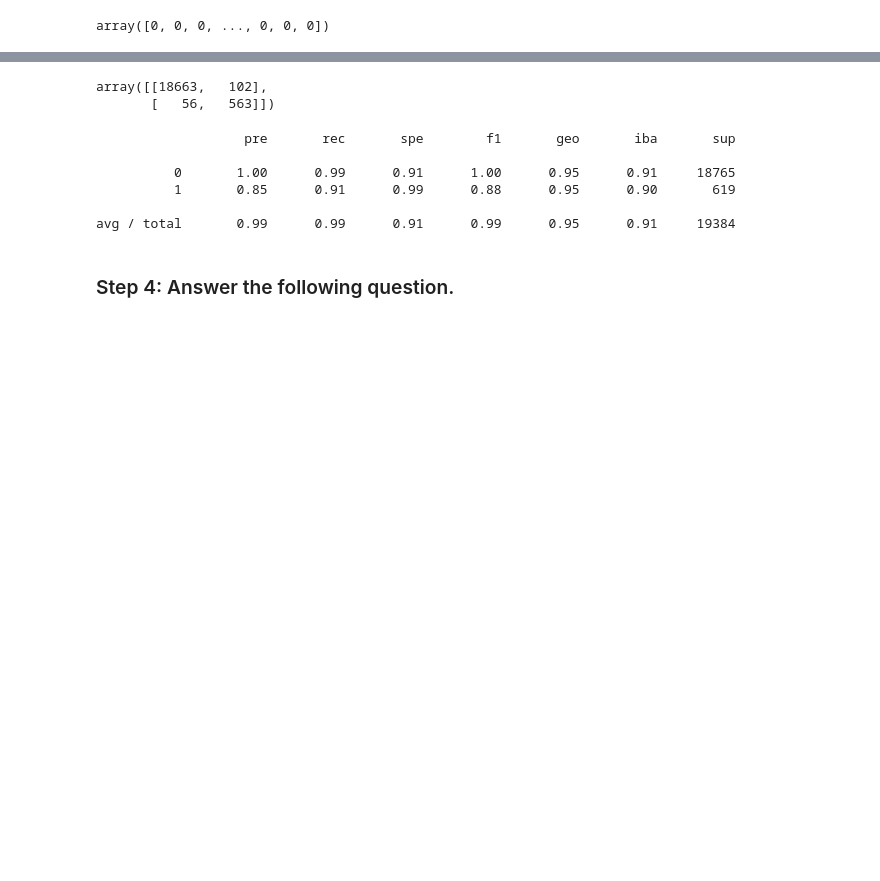
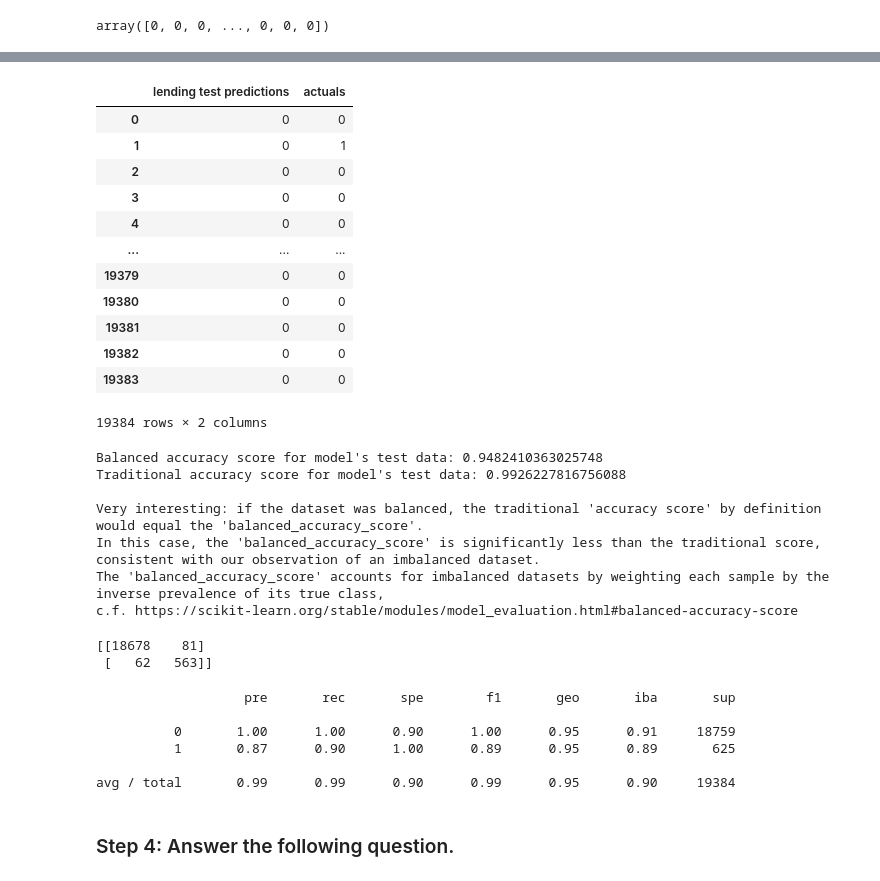
Before and after one commit to boz-tcm/supervised-learning-challenge, a Jupyter notebook: credit_risk_resampling.ipynb, the cells around one changed output, grey strips where cells are left out. Cells and saved outputs as stored; diff of their text form; code cells hidden in the pictures; blank space fills up the shorter version.

```diff
--- a/credit_risk_resampling.ipynb
+++ b/credit_risk_resampling.ipynb
@@ -275,19 +271,59 @@ array([0, 0, 0, ..., 0, 0, 0])
+# %%
+# Create a DataFrame for the test results and inspect prediction of loan defaults versus actual defaults (default==1)
+lending_test_results_df = pd.DataFrame({'lending test predictions': lending_test_predictions, 'actuals': y_test}).reset_index(drop=True)
+display(lending_test_results_df)
+
+# Print the 'balanced_accuracy_score' for the model's test data
+lending_test_data_balanced_accuracy_score = balanced_accuracy_score(y_test, lending_test_predictions)
+print(f"Balanced accuracy score for model's test data: {lending_test_data_balanced_accuracy_score}")
+
+# Print the traditional 'accuracy_score' for the model's test data for comparison to the 'balanced_accuracy_score version'
+lending_test_data_accuracy_score = accuracy_score(y_test, lending_test_predictions)
+print(f"Traditional accuracy score for model's test data: {lending_test_data_accuracy_score}")
+
+print("\nVery interesting: if the dataset was balanced, the traditional 'accuracy score' by definition would equal the 'balanced_accuracy_score'.  \n\
+In this case, the 'balanced_accuracy_score' is significantly less than the traditional score, consistent with our observation of an imbalanced dataset.  \n\
+The 'balanced_accuracy_score' accounts for imbalanced datasets by weighting each sample by the inverse prevalence of its true class,  \n\
+c.f. https://scikit-learn.org/stable/modules/model_evaluation.html#balanced-accuracy-score")
+# %% [output]
+|  | lending test predictions | actuals |
+| 0 | 0 | 0 |
+| 1 | 0 | 1 |
+| 2 | 0 | 0 |
+| 3 | 0 | 0 |
+| 4 | 0 | 0 |
+| ... | ... | ... |
+| 19379 | 0 | 0 |
+| 19380 | 0 | 0 |
+| 19381 | 0 | 0 |
+| 19382 | 0 | 0 |
+| 19383 | 0 | 0 |
+19384 rows × 2 columns
+Balanced accuracy score for model's test data: 0.9482410363025748
+Traditional accuracy score for model's test data: 0.9926227816756088
+
+Very interesting: if the dataset was balanced, the traditional 'accuracy score' by definition would equal the 'balanced_accuracy_score'.
+In this case, the 'balanced_accuracy_score' is significantly less than the traditional score, consistent with our observation of an imbalanced dataset.
+The 'balanced_accuracy_score' accounts for imbalanced datasets by weighting each sample by the inverse prevalence of its true class,
+c.f. https://scikit-learn.org/stable/modules/model_evaluation.html#balanced-accuracy-score
 # %%
 # Generate a confusion matrix for the model
-# YOUR CODE HERE!
+lending_test_data_confusion_matrix = confusion_matrix(y_test, lending_test_predictions)
+print(lending_test_data_confusion_matrix)
 # %% [output]
-array([[18663,   102],
-       [   56,   563]])
+[[18678    81]
+ [   62   563]]
 # %%
 # Print the classification report for the model
-# YOUR CODE HERE!
+lending_test_data_classification_report = classification_report_imbalanced(y_test, lending_test_predictions)
+print(lending_test_data_classification_report)
 # %% [output]
                    pre       rec       spe        f1       geo       iba       sup
 
-          0       1.00      0.99      0.91      1.00      0.95      0.91     18765
-          1       0.85      0.91      0.99      0.88      0.95      0.90       619
+          0       1.00      1.00      0.90      1.00      0.95      0.91     18759
+          1       0.87      0.90      1.00      0.89      0.95      0.89       625
 
-avg / total       0.99      0.99      0.91      0.99      0.95      0.91     19384
+avg / total       0.99      0.99      0.90      0.99      0.95      0.90     19384
 # %% [markdown]
 ### Step 4: Answer the following question.
 # %% [markdown]
```
Also changed, not shown: parts of 5 cells of this notebook, 3 other files.
